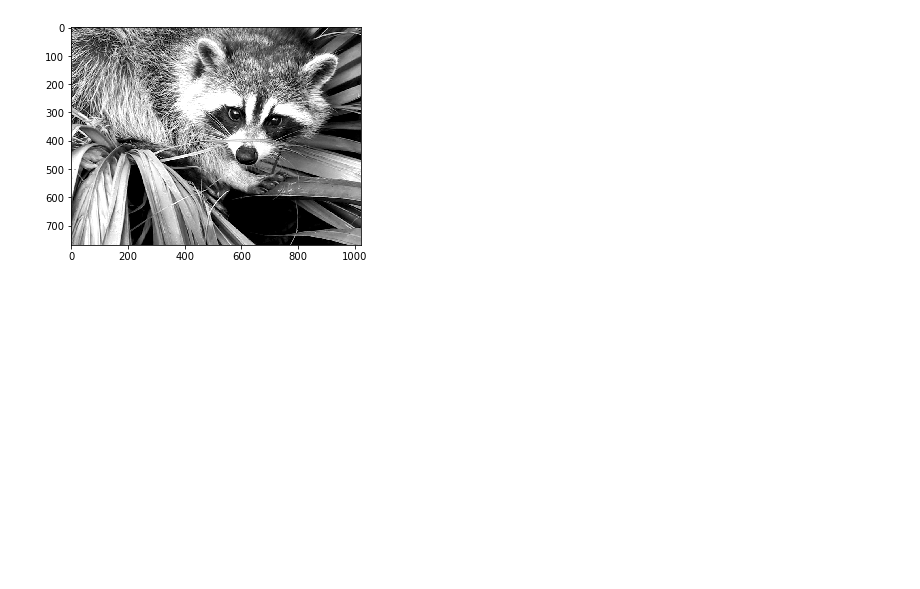
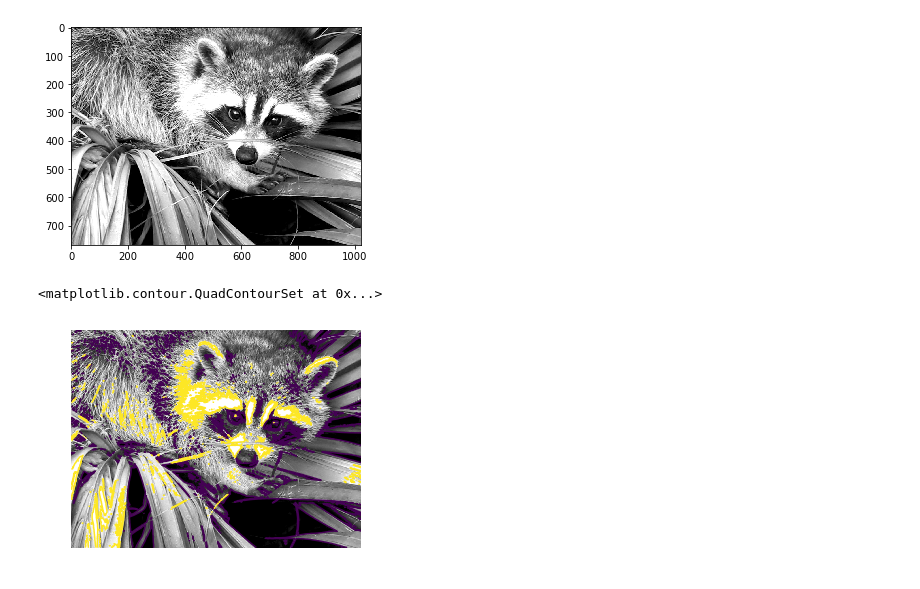
Before and after one commit to esdream/numpy_pandas_learning, a Jupyter notebook: image_processing_in_numpy&scipy.ipynb, the cells around one changed output. Saved outputs shown, nothing was run; the diff lists cells and outputs as text; code cells hidden in the pictures; blank space fills up the shorter version.

```diff
--- a/image_processing_in_numpy&scipy.ipynb
+++ b/image_processing_in_numpy&scipy.ipynb
@@ -26,5 +26,8 @@ for i in range(10):
 
 filelist = glob('./image/random*.png')
 filelist.sort()
+# %%
+# 读取成灰度图像
+f_gray = misc.face(gray=True)
 # %%
 # 使用matplotlib和imshow在matplotlib图形内部显示图像
@@ -35,3 +37,12 @@ plt.imshow(f, cmap=plt.cm.gray, vmin=30, vmax=200)
 # %% [output]
 <matplotlib.image.AxesImage at 0x...>
 [figure]
+# %%
+plt.imshow(f_gray, cmap=plt.cm.gray, vmin=30, vmax=200)
+# 删除坐标轴和刻度
+plt.axis('off')
+# 绘制轮廓线，输入必须为2D矩阵（灰度图像）
+plt.contour(f_gray, [50, 200])
+# %% [output]
+<matplotlib.contour.QuadContourSet at 0x...>
+[figure, added]
```
Also changed, not shown: parts of 10 cells of this notebook, 1 other file.
